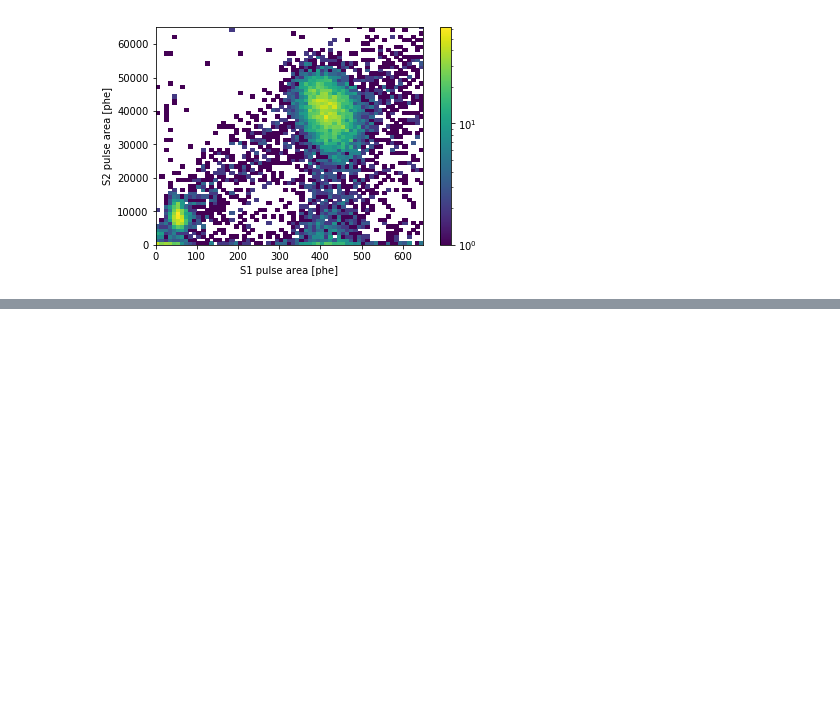
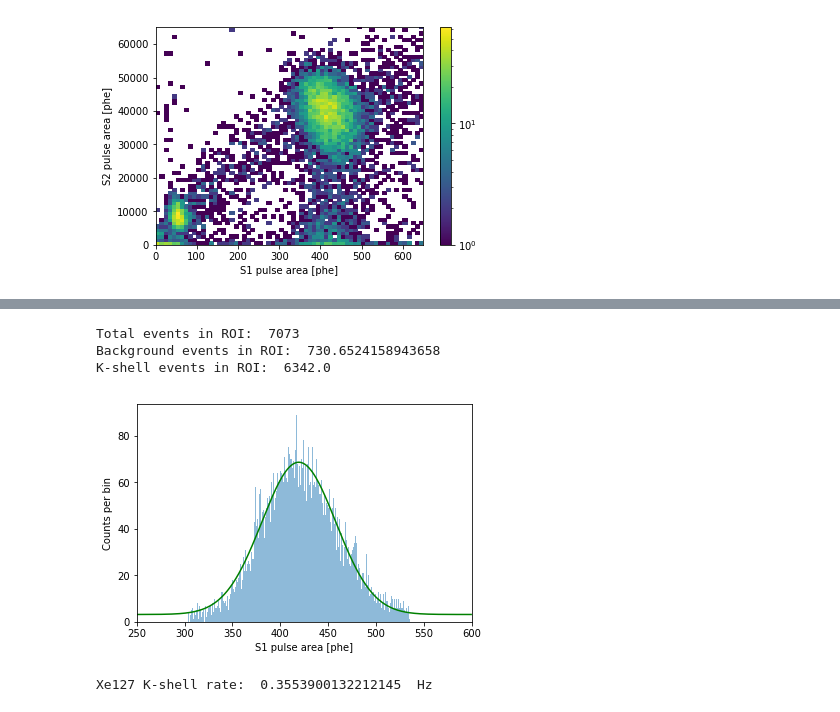
Before and after one commit to dtemps123/HS_Lessons, a Jupyter notebook: Lesson02.ipynb, the cells around one changed output, grey strips where cells are left out. Cells and saved outputs as stored; diff of their text form; code cells hidden in the pictures; blank space fills up the shorter version.

```diff
--- a/Lesson02.ipynb
+++ b/Lesson02.ipynb
@@ -99,0 +157,44 @@ plt.colorbar()
+# %%
+# -- Define what our parameters mean
+K_mean_S1 = popt[2]
+K_wdth_S1 = popt[3]
+N_bkgd_per_bin = popt[0]
+
+# -- Grab all data within region around peak
+N_devs = 3.0
+K_s1_max = K_mean_S1 + N_devs*K_wdth_S1
+K_s1_min = K_mean_S1 - N_devs*K_wdth_S1
+K_s1_fit_indexer = (S1_array >= K_s1_min) * (S1_array <= K_s1_max) * dt_cut_indexer
+
+# -- Plot that data, with fit
+plt.figure(3)
+n, bins, patches = plt.hist(S1_array[K_s1_fit_indexer], bins=K_s1_bins, label="Data", alpha=0.5)
+plt.xlabel("S1 pulse area [phe]")
+plt.ylabel("Counts per bin")
+plt.xlim(K_s1_lims)
+plt.plot(x_data, fit_y_vals, color='g', label="Best Gaussian fit")
+
+# -- Count all the entries in the histogram
+N_total_events = len(S1_array[K_s1_fit_indexer])
+
+# -- How many background events are there in this range
+N_bkgnd_events = N_bkgd_per_bin * (K_s1_max-K_s1_min)
+
+# -- How many events are coming from K-shell decays
+N_Kshll_events = np.floor(N_total_events-N_bkgnd_events)
+
+print("Total events in ROI: ", N_total_events)
+print("Background events in ROI: ", N_bkgnd_events)
+print("K-shell events in ROI: ", N_Kshll_events)
+# %% [output]
+Total events in ROI:  7073
+Background events in ROI:  730.6524158943658
+K-shell events in ROI:  6342.0
+[figure, added]
+# %%
+# -- Convert this to a rate
+run_livetime = 297.419725   # minutes
+Kshell_rate  = N_Kshll_events / (run_livetime * 60.0)  # Hz
+print("Xe127 K-shell rate: ", Kshell_rate, " Hz")
+# %% [output]
+Xe127 K-shell rate:  0.3553900132212145  Hz
```
Also changed, not shown: parts of 10 cells of this notebook.
